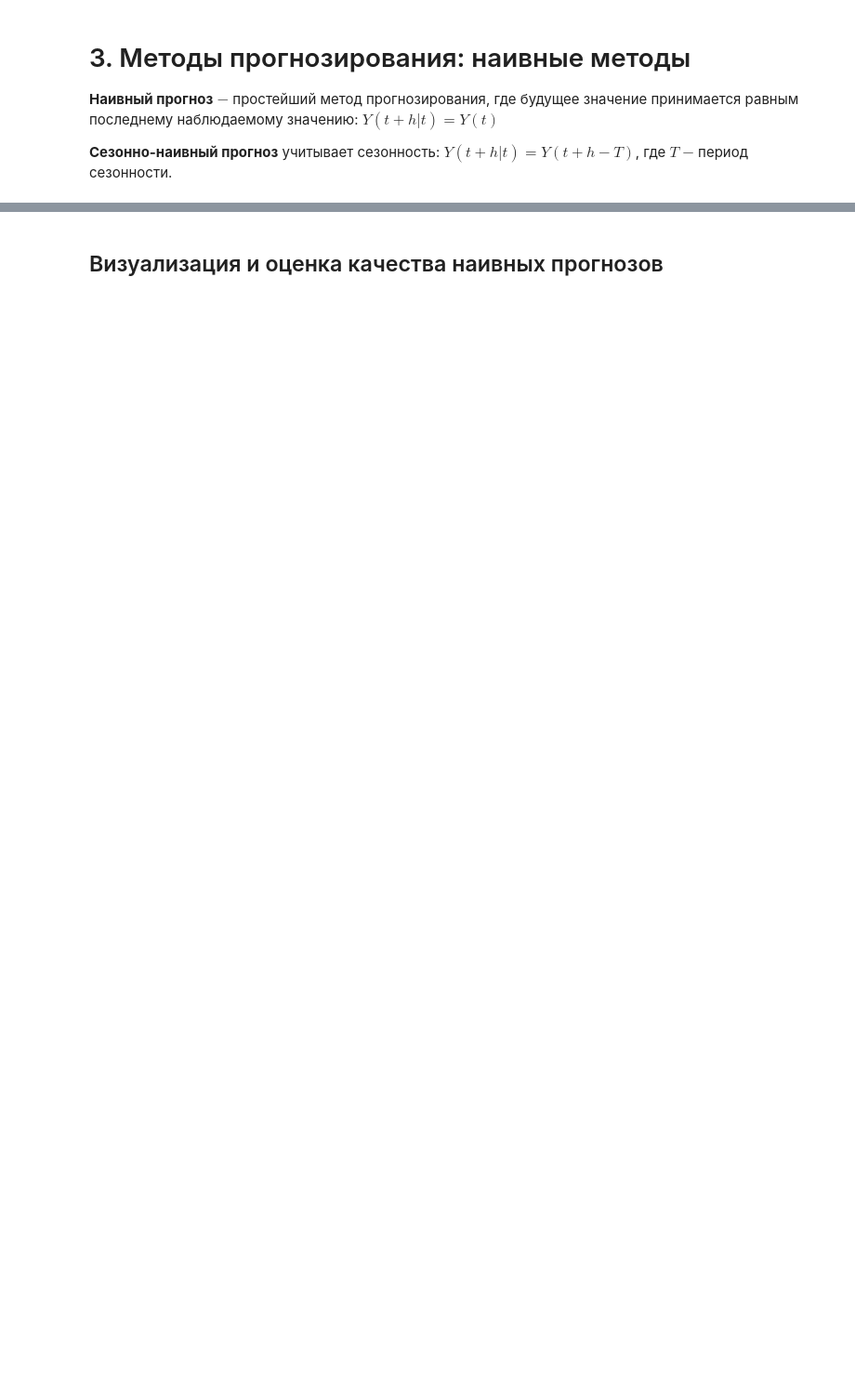
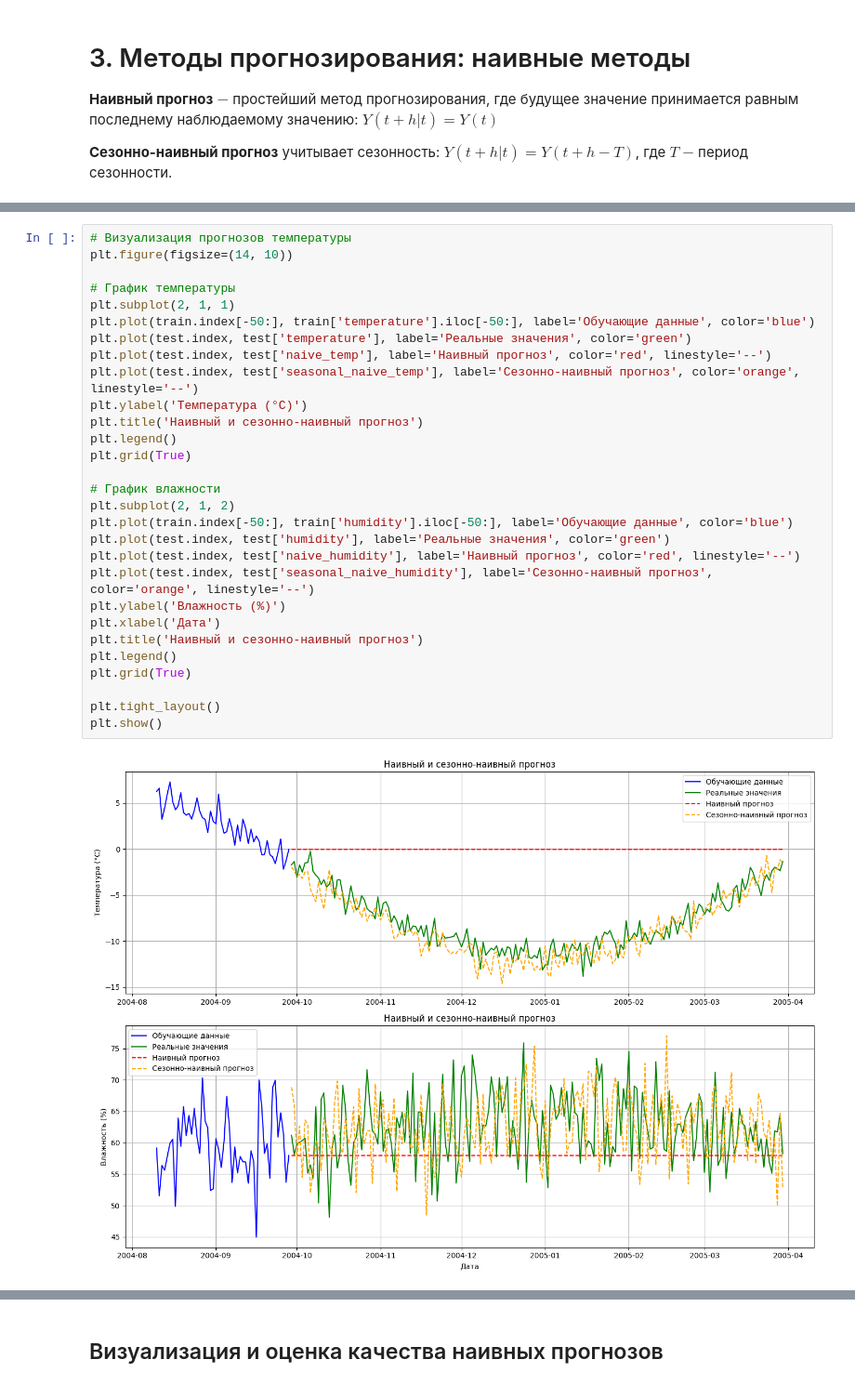
Before and after one commit to konygin/course_ml4kids, a Jupyter notebook: 06_time_series.ipynb, the cells around one changed output, grey strips where cells are left out. Shown at 93% size. Saved outputs shown, nothing was run; the diff lists cells and outputs as text; blank space fills up the shorter version.

```diff
--- a/06_time_series.ipynb
+++ b/06_time_series.ipynb
@@ -189,5 +200,36 @@ test['naive_temp'] = naive_forecast_temp
 test['naive_humidity'] = naive_forecast_humidity
 test['seasonal_naive_temp'] = seasonal_naive_temp
 test['seasonal_naive_humidity'] = seasonal_naive_humidity
+# %%
+# Визуализация прогнозов температуры
+plt.figure(figsize=(14, 10))
+
+# График температуры
+plt.subplot(2, 1, 1)
+plt.plot(train.index[-50:], train['temperature'].iloc[-50:], label='Обучающие данные', color='blue')
+plt.plot(test.index, test['temperature'], label='Реальные значения', color='green')
+plt.plot(test.index, test['naive_temp'], label='Наивный прогноз', color='red', linestyle='--')
+plt.plot(test.index, test['seasonal_naive_temp'], label='Сезонно-наивный прогноз', color='orange', linestyle='--')
+plt.ylabel('Температура (°C)')
+plt.title('Наивный и сезонно-наивный прогноз')
+plt.legend()
+plt.grid(True)
+
+# График влажности
+plt.subplot(2, 1, 2)
+plt.plot(train.index[-50:], train['humidity'].iloc[-50:], label='Обучающие данные', color='blue')
+plt.plot(test.index, test['humidity'], label='Реальные значения', color='green')
+plt.plot(test.index, test['naive_humidity'], label='Наивный прогноз', color='red', linestyle='--')
+plt.plot(test.index, test['seasonal_naive_humidity'], label='Сезонно-наивный прогноз', color='orange', linestyle='--')
+plt.ylabel('Влажность (%)')
+plt.xlabel('Дата')
+plt.title('Наивный и сезонно-наивный прогноз')
+plt.legend()
+plt.grid(True)
+
+plt.tight_layout()
+plt.show()
+# %% [output]
+[figure, added]
 # %% [markdown]
 ## Использование скользящего среднего
```
Also changed, not shown: parts of 17 cells of this notebook.
